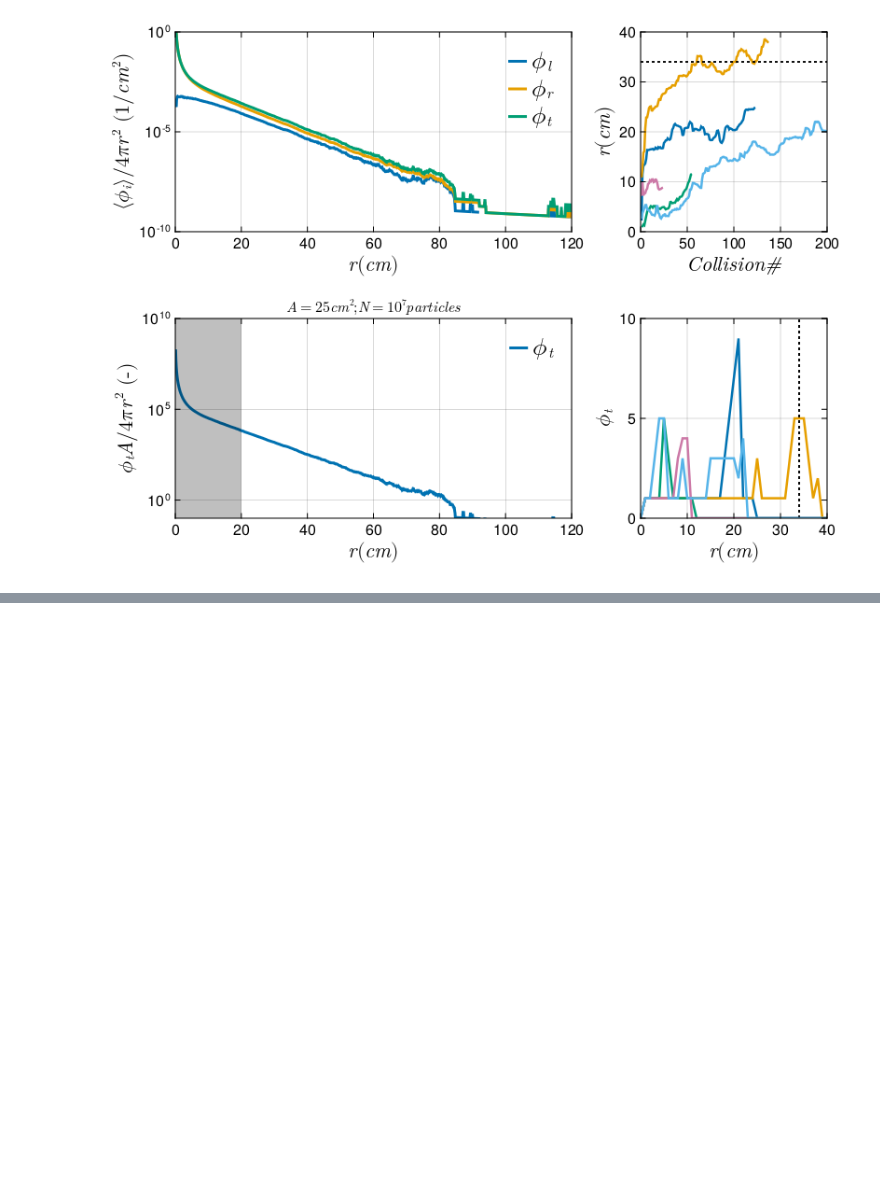
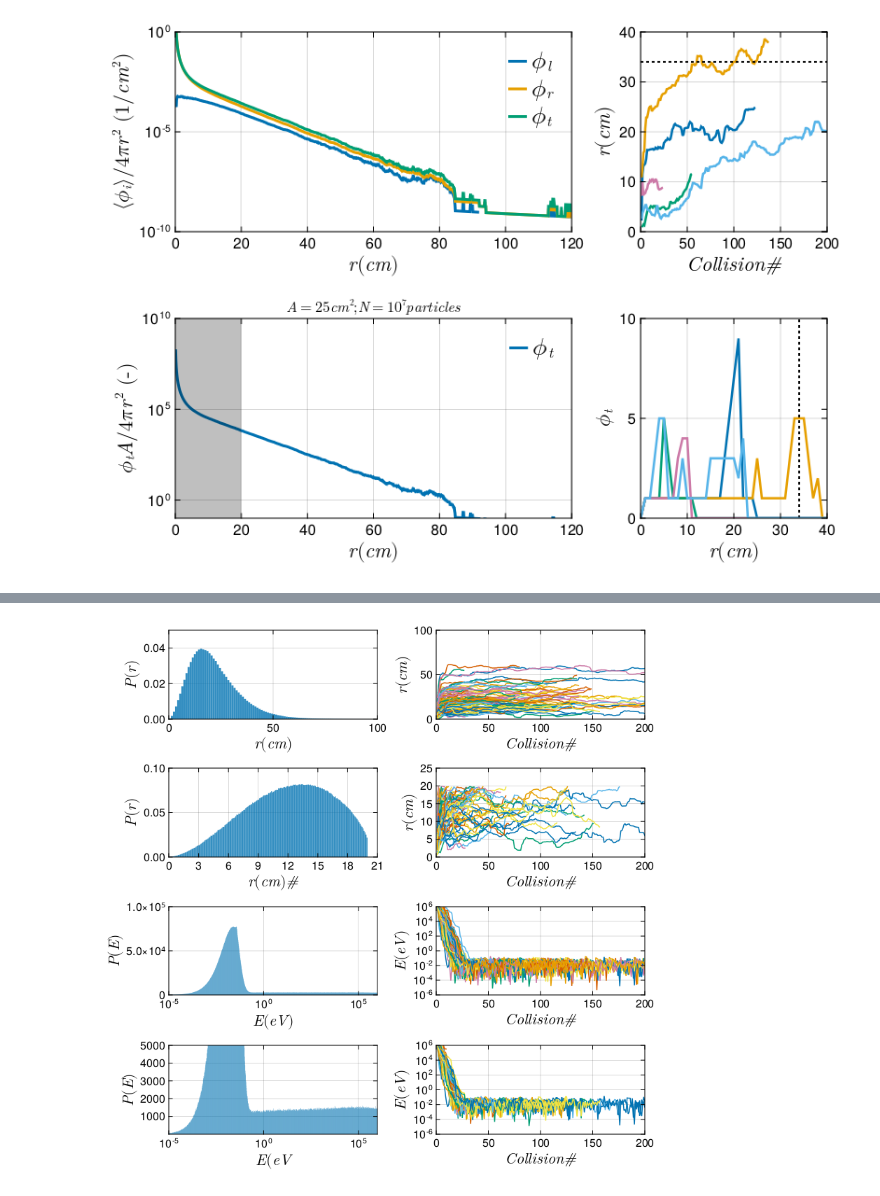
Before and after one commit to JBusink/Neutronenbron_Simulatie, a Jupyter notebook: Scripts/Data_processing_notebook.ipynb, the cells around one changed output, grey strips where cells are left out. Saved outputs shown, nothing was run; the diff lists cells and outputs as text; code cells hidden in the pictures; blank space fills up the shorter version.

```diff
--- a/Scripts/Data_processing_notebook.ipynb
+++ b/Scripts/Data_processing_notebook.ipynb
@@ -711,0 +720,73 @@ end
+# %%
+listrho_filter = [NF.filter_x_y_z(listrho[i],20) for i in 1:1:100000]
+listE_filter = [listE[i][1:length.(listrho_filter)[i]] for i in 1:1:length(listrho_filter)]
+
+
+fig = Figure(resolution=(800,800))
+
+ax = Axis(fig[1,1],
+xlabel = L"r(cm)", ylabel = L"P(r)",
+limits = (0,100,0,0.05)
+)
+hist!(vcat(listrho...), bins = LinRange(0,100,101),normalization =:pdf)
+
+
+ax = Axis(fig[2,1],
+xlabel = L"r(cm) #", ylabel = L"P(r)",
+limits = (0,21,0,0.1)
+)
+
+hist!(vcat(listrho_filter...), bins = LinRange(0,20,201),normalization =:pdf)
+
+ax = Axis(fig[1,2],
+xlabel = L"Collision #", ylabel = L"r(cm)",
+limits = (0,200,0,100)
+)
+
+[lines!(listrho[i]) for i in 1:1:100]
+
+
+ax = Axis(fig[2,2],
+xlabel = L"Collision #", ylabel = L"r(cm)",
+limits = (0,200,0,25)
+)
+
+[lines!(listrho_filter[i]) for i in 1:1:100]
+
+ax = Axis(fig[3,2],
+xlabel = L"Collision #", ylabel = L"E(eV)",
+yscale = log10,
+limits = (0,200,1e-6,1e6)
+)
+
+[lines!(listE[i]) for i in 1:1:100]
+
+ax = Axis(fig[4,2],
+xlabel = L"Collision #", ylabel = L"E(eV)",
+yscale = log10,
+limits = (0,200,1e-6,1e6)
+)
+
+[lines!(listE_filter[i]) for i in 1:1:100]
+
+ax = Axis(fig[3,1],
+xlabel = L"E(eV)", ylabel = L"P(E)",
+xscale = log10,
+limits = (1e-5,1e6,0,1e5)
+)
+
+hist!(vcat(listE...), bins = NF.logrange(-5,6,1001))
+
+
+ax = Axis(fig[4,1],
+xlabel = L"E(eV", ylabel = L"P(E)",
+xscale = log10,
+limits = (1e-5,1e6,1e-5,5e3)
+)
+
+hist!(vcat(listE_filter...), bins = NF.logrange(-5,6,1001))
+
+
+fig
+# %% [output]
+[figure, added]
```
Also changed, not shown: parts of 4 cells of this notebook.
